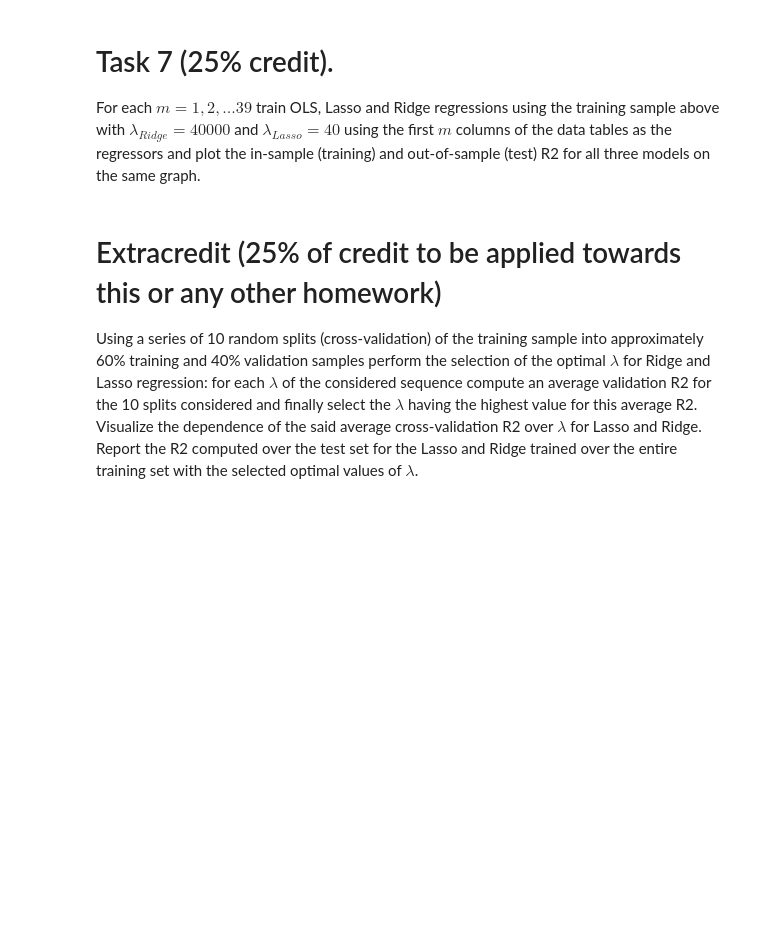
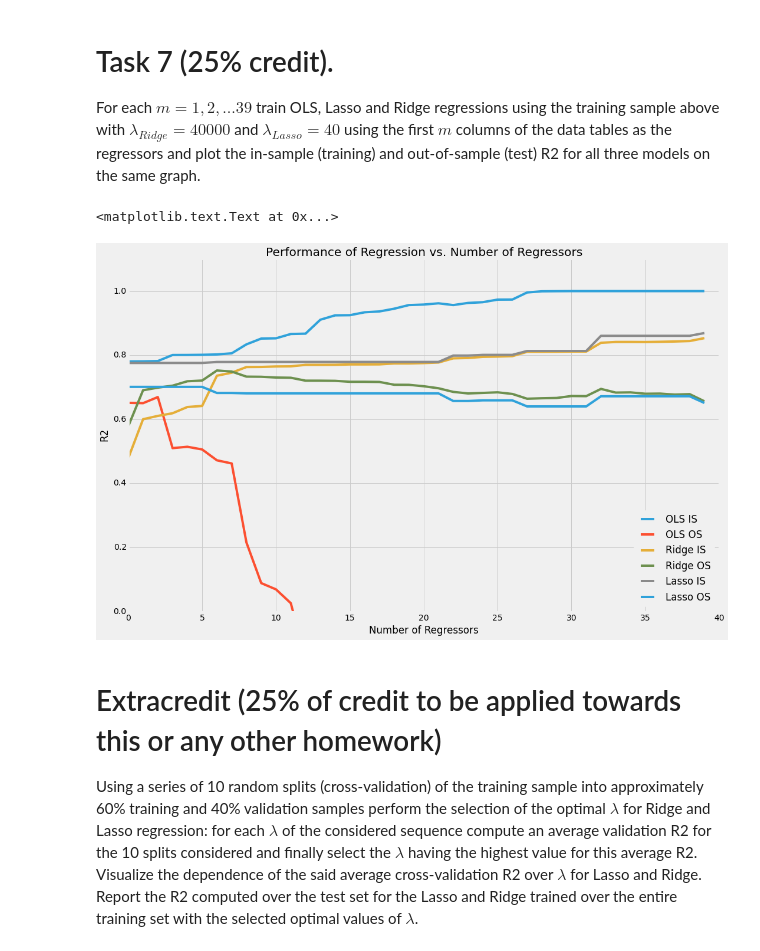
Before and after one commit to afcarl/machine_learning, a Jupyter notebook: homework1/Homework1.ipynb, the cells around one changed output. Saved outputs shown, nothing was run; the diff lists cells and outputs as text; code cells hidden in the pictures; blank space fills up the shorter version.

```diff
--- a/homework1/Homework1.ipynb
+++ b/homework1/Homework1.ipynb
@@ -115,3 +115,7 @@ The R-squared we found for Out of Sample is: 0.651017455205
 # %% [markdown]
 # Task 7 (25% credit).
 For each $m=1,2,...39$ train OLS, Lasso and Ridge regressions using the training sample above with $\lambda_{Ridge}=40000$ and $\lambda_{Lasso}=40$ using the first $m$ columns of the data tables as the regressors and plot the in-sample (training) and out-of-sample (test) R2 for all three models on the same graph.
+# %%
+import pylab as pl
+# Make plots prettyful
+pl.style.use('fivethirtyeight')
@@ -118,3 +164,17 @@ For each $m=1,2,...39$ train OLS, Lasso and Ridge regressions using the training
+# %%
+figure, ax = pl.subplots(figsize=(16,10))
+
+for k,v in R2.iteritems():
+    for k2, v2 in v.iteritems():
+        ax.plot(v2, label='%s %s' % (k, k2))
+ax.set_ylim([0,1.1])
+ax.legend(loc='lower right')
+ax.set_xlabel('Number of Regressors')
+ax.set_ylabel('R2')
+ax.set_title('Performance of Regression vs. Number of Regressors')
+# %% [output]
+<matplotlib.text.Text at 0x...>
+[figure, added]
 # %% [markdown]
 # Extracredit (25% of credit to be applied towards this or any other homework)
 Using a series of 10 random splits (cross-validation) of the training sample into approximately 60% training and 40% validation samples perform the selection of the optimal $\lambda$ for Ridge and Lasso regression: for each $\lambda$ of the considered sequence compute an average validation R2 for the 10 splits considered and finally select the $\lambda$ having the highest value for this average R2. Visualize the dependence of the said average cross-validation R2 over $\lambda$ for Lasso and Ridge. Report the R2 computed over the test set for the Lasso and Ridge trained over the entire training set with the selected optimal values of $\lambda$.
```
Also changed, not shown: parts of 1 cell of this notebook.
